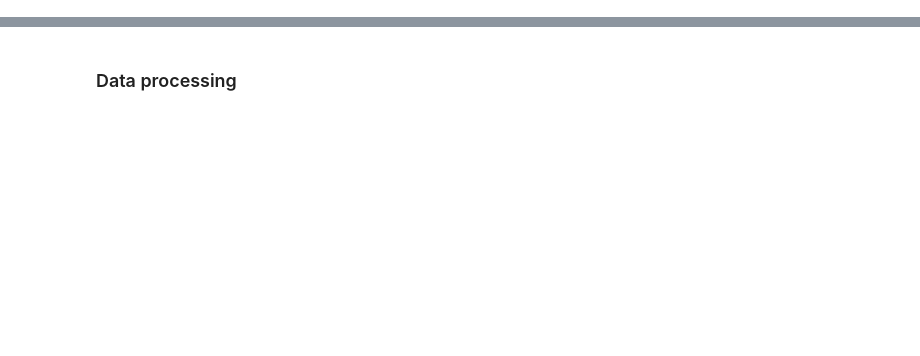
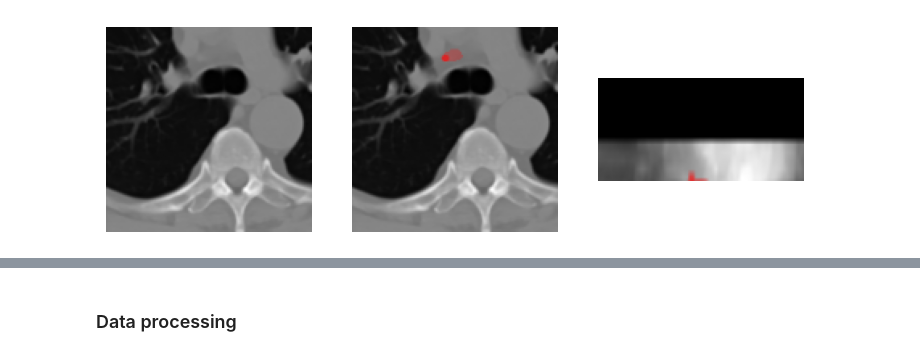
Before and after one commit to sfsy1/ctseg, a Jupyter notebook: 3d_seg/ct-fm.ipynb, the cells around one changed output, grey strips where cells are left out. Drawn from its saved outputs; the diff is of its cells as text; code cells hidden in the pictures; blank space fills up the shorter version.

```diff
--- a/3d_seg/ct-fm.ipynb
+++ b/3d_seg/ct-fm.ipynb
@@ -80,0 +177,10 @@ seg_model.up_layers[3].head = Conv3d(32, 1, kernel_size=(1, 1, 1), stride=(1, 1,
+# %%
+# visualize input and output (first item in batch only)
+val_loader = DataLoader(val_dataset, batch_size=bs, shuffle=True, num_workers=nw)
+d = next(iter(val_loader))
+x, y = d['img'], d['seg']
+z = y[0].sum(dim=(2,3)).argmax()  # get slice with the most lesion label
+
+visualize_data(x, y, z)
+# %% [output]
+[figure, added]
```
Also changed, not shown: parts of 17 cells of this notebook, 2 other files.
